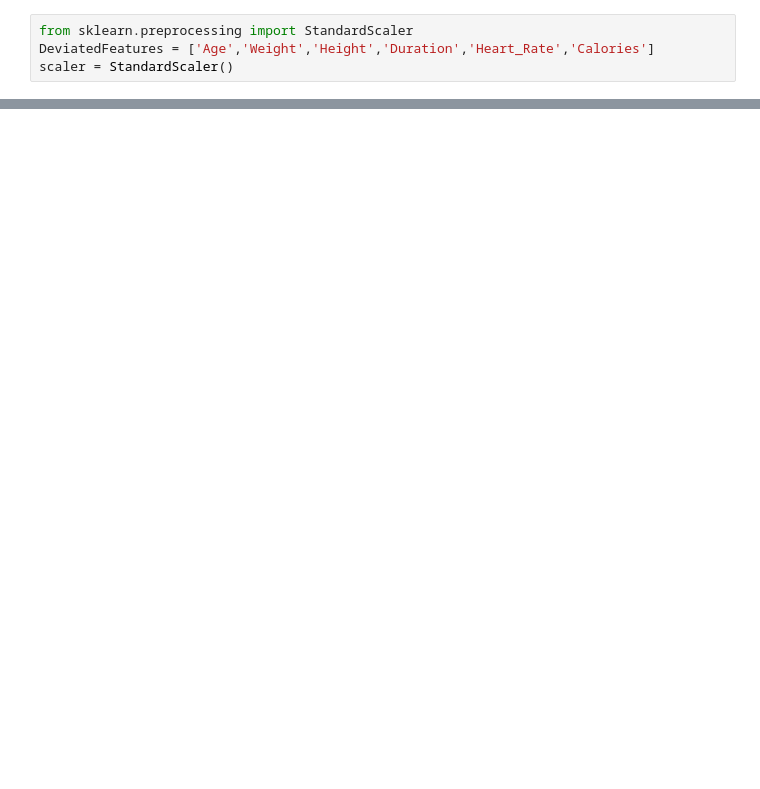
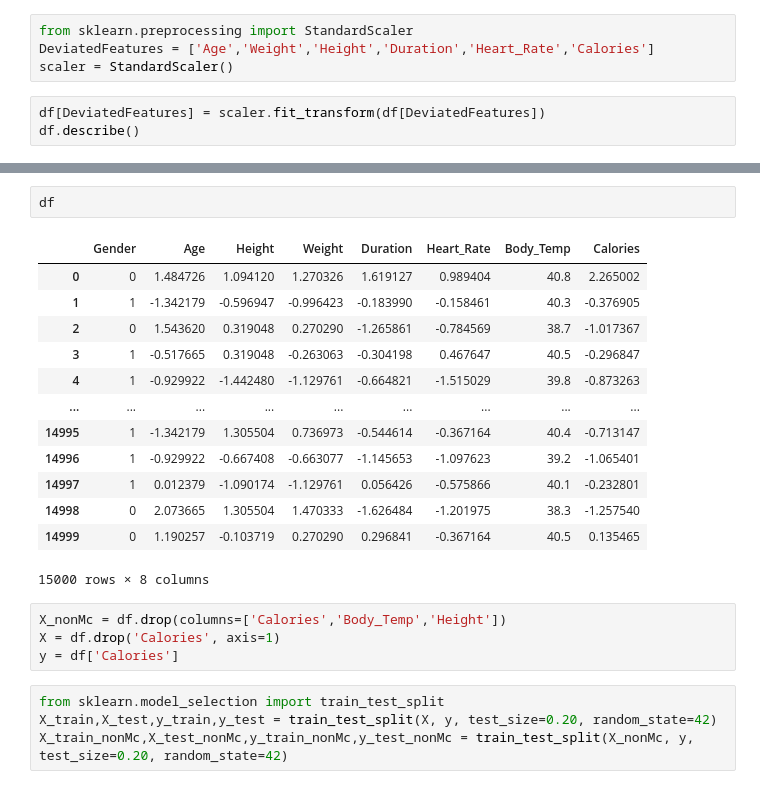
Before and after one commit to AhmadJer99/Calories-Burn-Prediction, a Jupyter notebook: CaloriesBurntPrediction.ipynb, the cells around one changed output, grey strips where cells are left out. Drawn from its saved outputs; the diff is of its cells as text; blank space fills up the shorter version.

Commit message:
Done building the models.

```diff
--- a/CaloriesBurntPrediction.ipynb
+++ b/CaloriesBurntPrediction.ipynb
@@ -301,3 +301,6 @@ df.describe()
 from sklearn.preprocessing import StandardScaler
 DeviatedFeatures = ['Age','Weight','Height','Duration','Heart_Rate','Calories']
 scaler = StandardScaler()
+# %%
+df[DeviatedFeatures] = scaler.fit_transform(df[DeviatedFeatures])
+df.describe()
@@ -303,0 +317,24 @@ scaler = StandardScaler()
+# %%
+df
+# %% [output]
+|  | Gender | Age | Height | Weight | Duration | Heart_Rate | Body_Temp | Calories |
+| 0 | 0 | 1.484726 | 1.094120 | 1.270326 | 1.619127 | 0.989404 | 40.8 | 2.265002 |
+| 1 | 1 | -1.342179 | -0.596947 | -0.996423 | -0.183990 | -0.158461 | 40.3 | -0.376905 |
+| 2 | 0 | 1.543620 | 0.319048 | 0.270290 | -1.265861 | -0.784569 | 38.7 | -1.017367 |
+| 3 | 1 | -0.517665 | 0.319048 | -0.263063 | -0.304198 | 0.467647 | 40.5 | -0.296847 |
+| 4 | 1 | -0.929922 | -1.442480 | -1.129761 | -0.664821 | -1.515029 | 39.8 | -0.873263 |
+| ... | ... | ... | ... | ... | ... | ... | ... | ... |
+| 14995 | 1 | -1.342179 | 1.305504 | 0.736973 | -0.544614 | -0.367164 | 40.4 | -0.713147 |
+| 14996 | 1 | -0.929922 | -0.667408 | -0.663077 | -1.145653 | -1.097623 | 39.2 | -1.065401 |
+| 14997 | 1 | 0.012379 | -1.090174 | -1.129761 | 0.056426 | -0.575866 | 40.1 | -0.232801 |
+| 14998 | 0 | 2.073665 | 1.305504 | 1.470333 | -1.626484 | -1.201975 | 38.3 | -1.257540 |
+| 14999 | 0 | 1.190257 | -0.103719 | 0.270290 | 0.296841 | -0.367164 | 40.5 | 0.135465 |
+15000 rows × 8 columns
+# %%
+X_nonMc = df.drop(columns=['Calories','Body_Temp','Height'])
+X = df.drop('Calories', axis=1)
+y = df['Calories']
+# %%
+from sklearn.model_selection import train_test_split
+X_train,X_test,y_train,y_test = train_test_split(X, y, test_size=0.20, random_state=42)
+X_train_nonMc,X_test_nonMc,y_train_nonMc,y_test_nonMc = train_test_split(X_nonMc, y, test_size=0.20, random_state=42)
```
Also changed, not shown: parts of 4 cells of this notebook, 5 other files.
